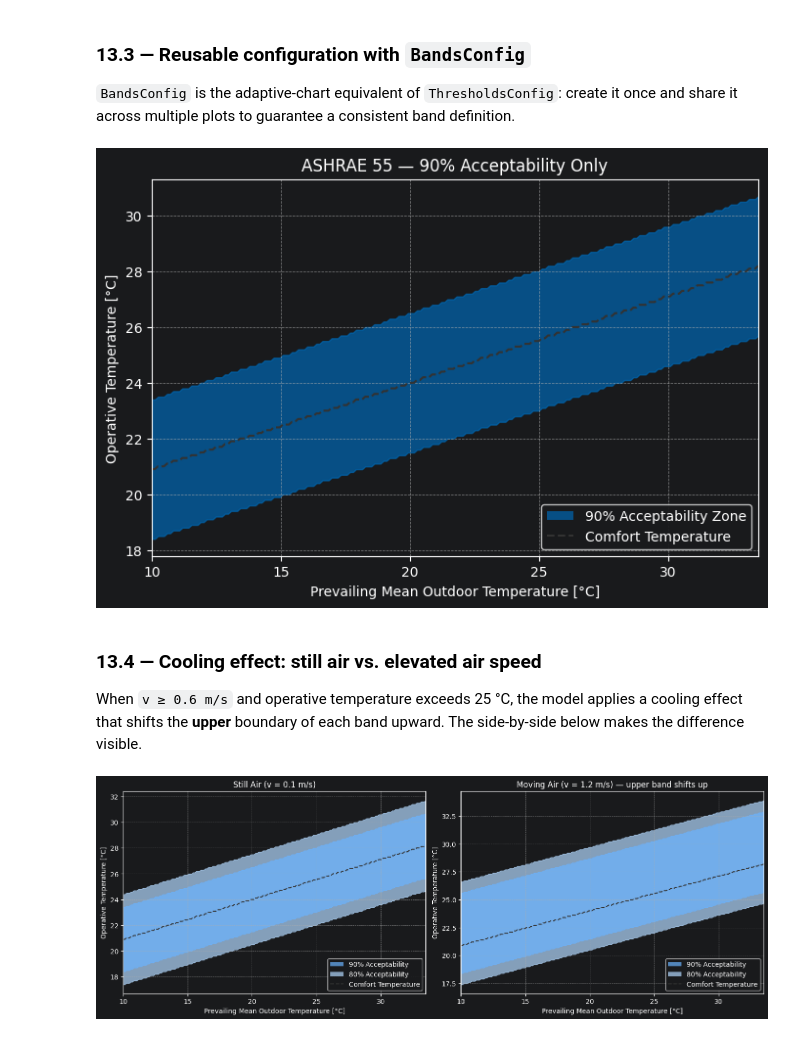
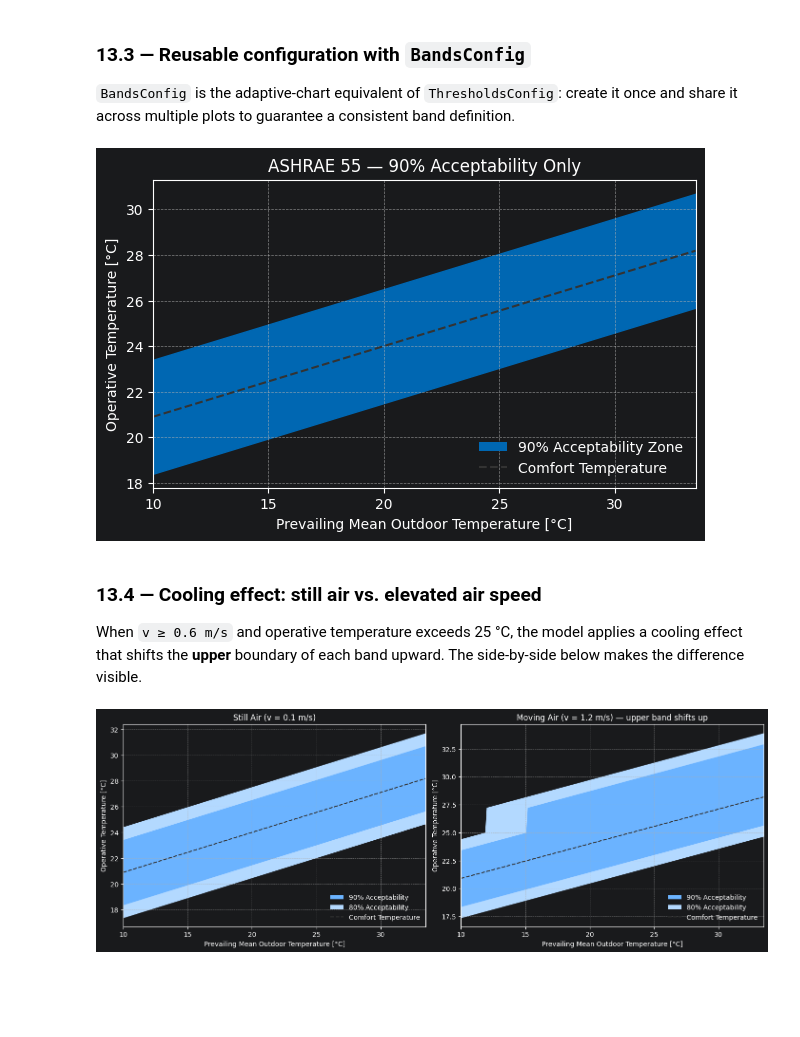
Before and after one commit to HuiHuangWYU/pythermalcomfort, a Jupyter notebook: docs/documentation/plots/matplotlib/threshold_plot.ipynb, the cells around one changed output. Saved outputs shown, nothing was run; the diff lists cells and outputs as text; code cells hidden in the pictures; blank space fills up the shorter version.

```diff
--- a/docs/documentation/plots/matplotlib/threshold_plot.ipynb
+++ b/docs/documentation/plots/matplotlib/threshold_plot.ipynb
@@ -351,19 +357,19 @@ plt.show()
 # %%
 ashrae_config = BandsConfig(
     show=["90"],
     labels=["90% Acceptability Zone"],
     colors=["#0067B2"],
 )
 
 ashrae_90_result = (
-    AdaptivePlot("ashrae")
-    .set_params(tdb=25, tr=25, v=0.1)
+    AdaptivePlot(adaptive_ashrae)
+    .set_params(v=0.1)
     .set_bands(show=ashrae_config)
     .plot(title="ASHRAE 55 — 90% Acceptability Only")
 )
 plt.show()
 # %% [output]
-[figure, old version]
+[figure, new version]
 # %% [markdown]
 ### 13.4 — Cooling effect: still air vs. elevated air speed
 
@@ -371,13 +377,13 @@ When `v ≥ 0.6 m/s` and operative temperature exceeds 25 °C, the model applies
 # %%
 fig, (ax0, ax1) = plt.subplots(1, 2, figsize=(14, 5), constrained_layout=True)
 
-AdaptivePlot("ashrae").set_params(tdb=25, tr=25, v=0.1).plot(
+AdaptivePlot(adaptive_ashrae).set_params(v=0.1).plot(
     ax=ax0, title="Still Air (v = 0.1 m/s)"
 )
-AdaptivePlot("ashrae").set_params(tdb=32, tr=32, v=1.2).plot(
+AdaptivePlot(adaptive_ashrae).set_params(v=1.2).plot(
     ax=ax1, title="Moving Air (v = 1.2 m/s) — upper band shifts up"
 )
 
 plt.show()
 # %% [output]
-[figure, old version]
+[figure, new version]
```
Also changed, not shown: parts of 5 cells of this notebook, 2 other files.
